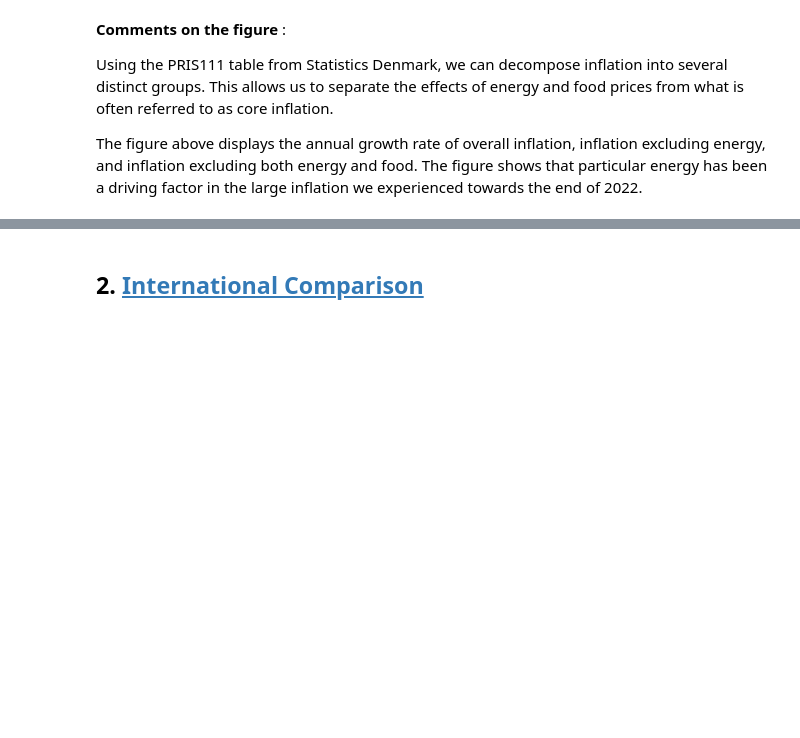
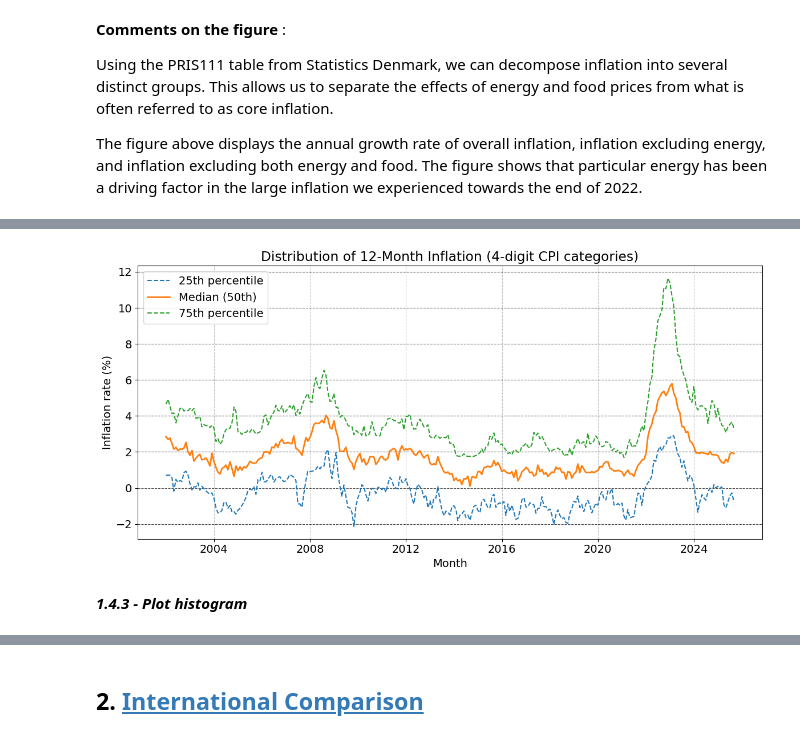
Before and after one commit to makromadskinen/ProgEconGruppe, a Jupyter notebook: Assignment 1/Aflevering.ipynb, the cells around one changed output, grey strips where cells are left out. Cells and saved outputs as stored; diff of their text form; code cells hidden in the pictures; blank space fills up the shorter version.

```diff
--- a/Assignment 1/Aflevering.ipynb
+++ b/Assignment 1/Aflevering.ipynb
@@ -426,0 +570,9 @@ The figure above displays the annual growth rate of overall inflation, inflation
+# %%
+# Compute 12-month percent change (YoY inflation)
+prices['infl_12m'] = prices.groupby('code3')['INDHOLD'].pct_change(12) * 100
+
+# Drop rows without inflation value
+prices = prices.dropna(subset=['infl_12m'])
+
+#preview
+print(prices[['date','code3','name','INDHOLD','infl_12m']].head(12))
@@ -426,0 +597,30 @@ The figure above displays the annual growth rate of overall inflation, inflation
+# %%
+# Group by date and compute distribution percentiles
+summary = (
+    prices.groupby('date')['infl_12m']
+          .agg(
+              p25=lambda x: x.quantile(0.25),
+              p50=lambda x: x.quantile(0.50),
+              p75=lambda x: x.quantile(0.75)
+          )
+          .reset_index()
+)
+
+
+fig, ax = plt.subplots(figsize=(12, 6))
+
+ax.plot(summary['date'], summary['p25'], linestyle='--', label='25th percentile')
+ax.plot(summary['date'], summary['p50'], linewidth=2, label='Median (50th)')
+ax.plot(summary['date'], summary['p75'], linestyle='--', label='75th percentile')
+
+ax.set_title('Distribution of 12-Month Inflation (4-digit CPI categories)')
+ax.set_xlabel('Month')
+ax.set_ylabel('Inflation rate (%)')
+ax.legend()
+ax.grid(True, axis='y', alpha=0.7)
+plt.tight_layout()
+plt.show()
+# %% [output]
+[figure, added]
+# %% [markdown]
+***1.4.3 - Plot histogram***
```
Also changed, not shown: parts of 30 cells of this notebook.
